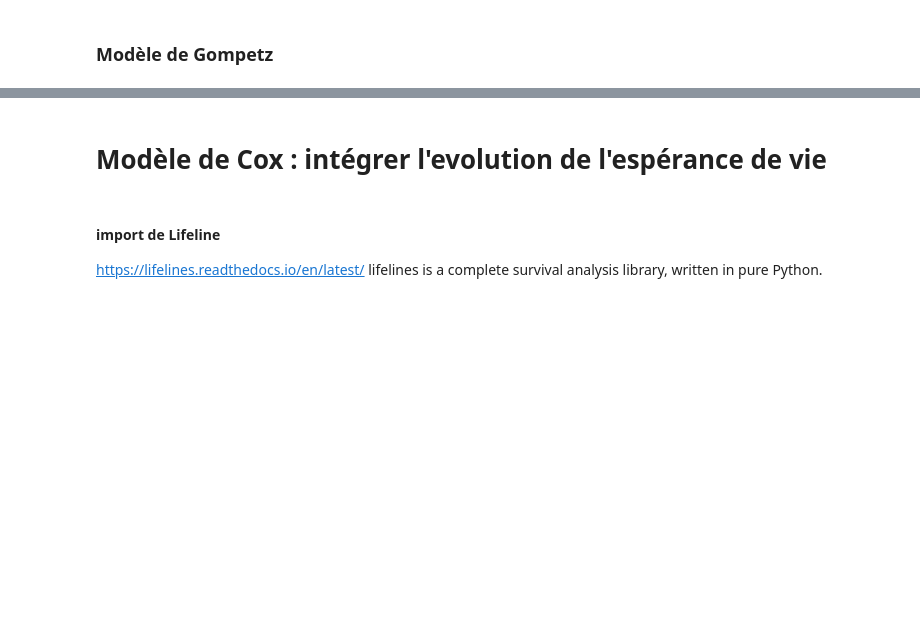
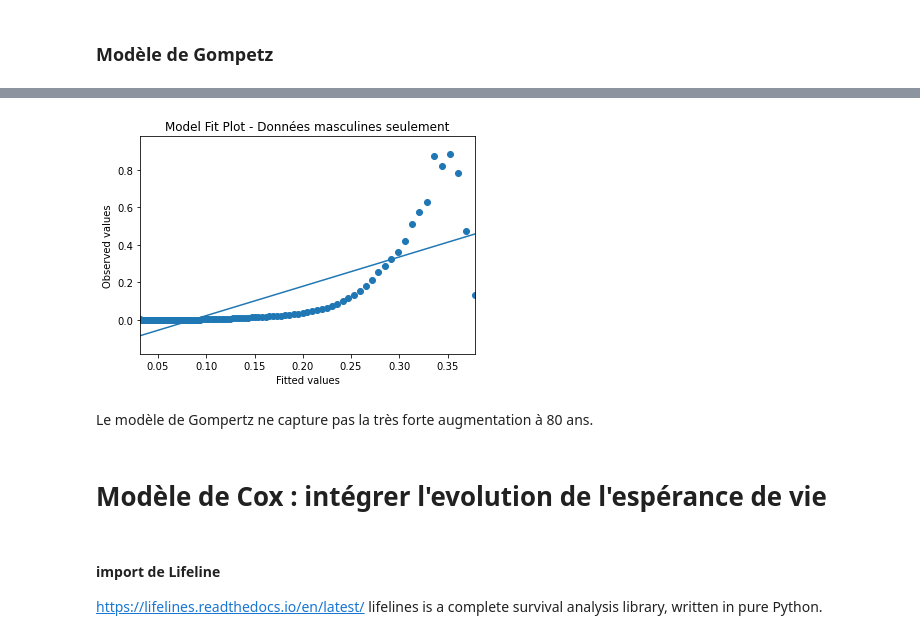
Before and after one commit to RessourcesActuariat/ActuariatVieCNAM, a Jupyter notebook: Table de Mortalité - Partie 2.ipynb, the cells around one changed output, grey strips where cells are left out. Cells and saved outputs as stored; diff of their text form; code cells hidden in the pictures; blank space fills up the shorter version.

```diff
--- a/Table de Mortalité - Partie 2.ipynb
+++ b/Table de Mortalité - Partie 2.ipynb
@@ -286,3 +368,22 @@ True
+# %%
+from statsmodels.graphics.api import abline_plot
+
+#fig, ax = plt.subplots()
+
+line_fit = sm.OLS(y['MUx'],sm.add_constant(y['MUxhat'], prepend=True)).fit()
+fig=abline_plot(model_results=line_fit)
+
+ax = fig.axes[0]
+ax.scatter(y['MUxhat'], y['MUx'])
+ax.margins(.1)
+ax.set_title('Model Fit Plot - Données masculines seulement')
+ax.set_ylabel('Observed values')
+ax.set_xlabel('Fitted values');
+plt.show()
+# %% [output]
+[figure, added]
+# %% [markdown]
+Le modèle de Gompertz ne capture pas la très forte augmentation à 80 ans.
 # %% [markdown]
 # Modèle de Cox : intégrer l'evolution de l'espérance de vie
 # %% [markdown]
```
Also changed, not shown: parts of 26 cells of this notebook.
